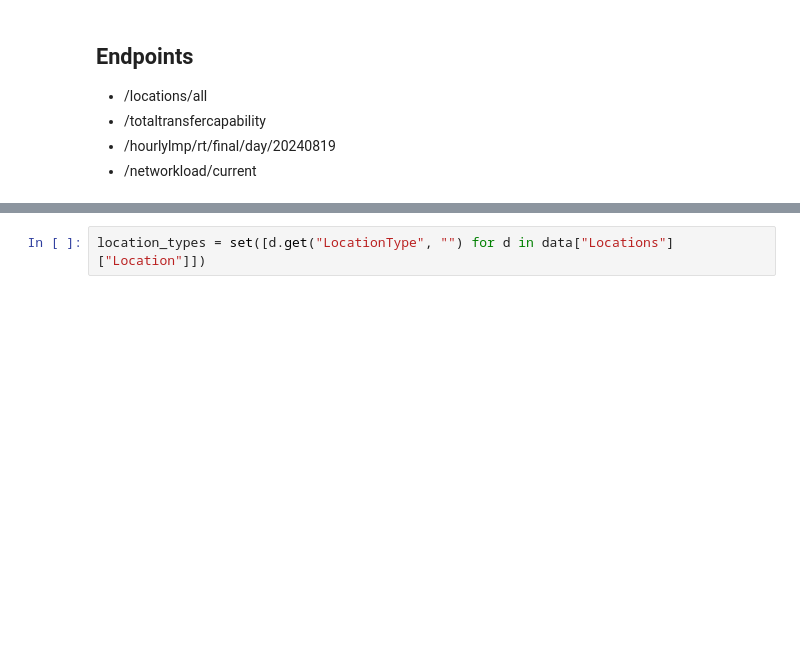
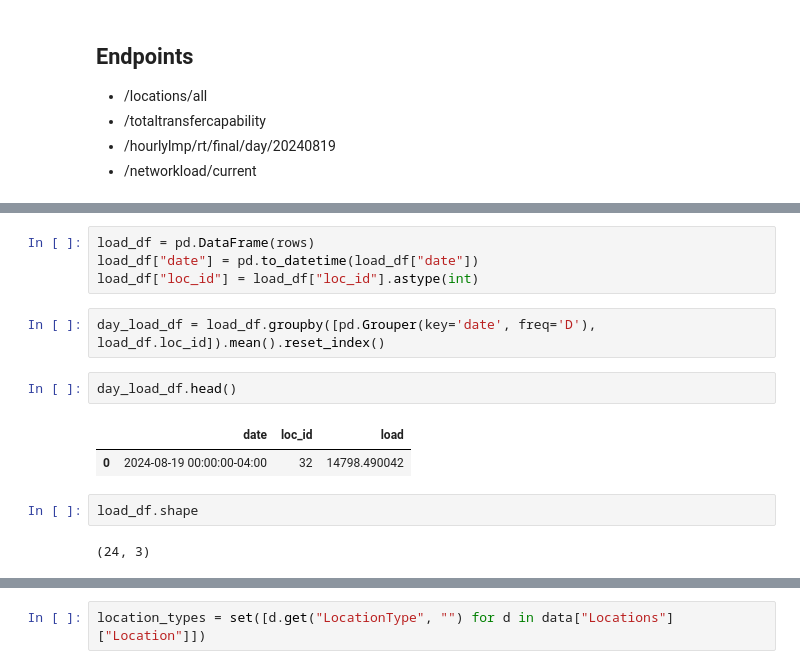
Before and after one commit to cccdenhart/transmission-capacity, a Jupyter notebook: explore.ipynb, the cells around one changed output, grey strips where cells are left out. Saved outputs shown, nothing was run; the diff lists cells and outputs as text; blank space fills up the shorter version.

```diff
--- a/explore.ipynb
+++ b/explore.ipynb
@@ -73,0 +175,15 @@ Request was successful
+# %%
+load_df = pd.DataFrame(rows)
+load_df["date"] = pd.to_datetime(load_df["date"])
+load_df["loc_id"] = load_df["loc_id"].astype(int)
+# %%
+day_load_df = load_df.groupby([pd.Grouper(key='date', freq='D'), load_df.loc_id]).mean().reset_index()
+# %%
+day_load_df.head()
+# %% [output]
+|  | date | loc_id | load |
+| 0 | 2024-08-19 00:00:00-04:00 | 32 | 14798.490042 |
+# %%
+load_df.shape
+# %% [output]
+(24, 3)
```
Also changed, not shown: parts of 26 cells of this notebook, 3 other files.
